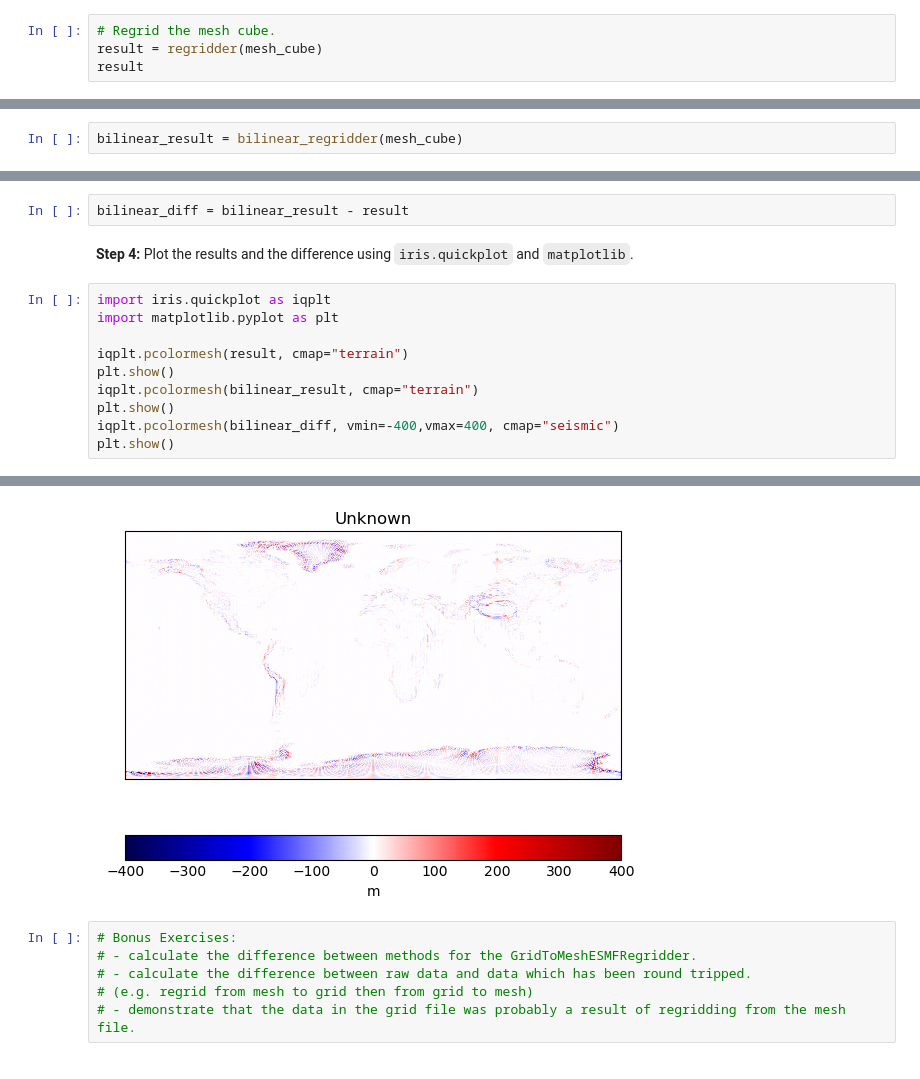
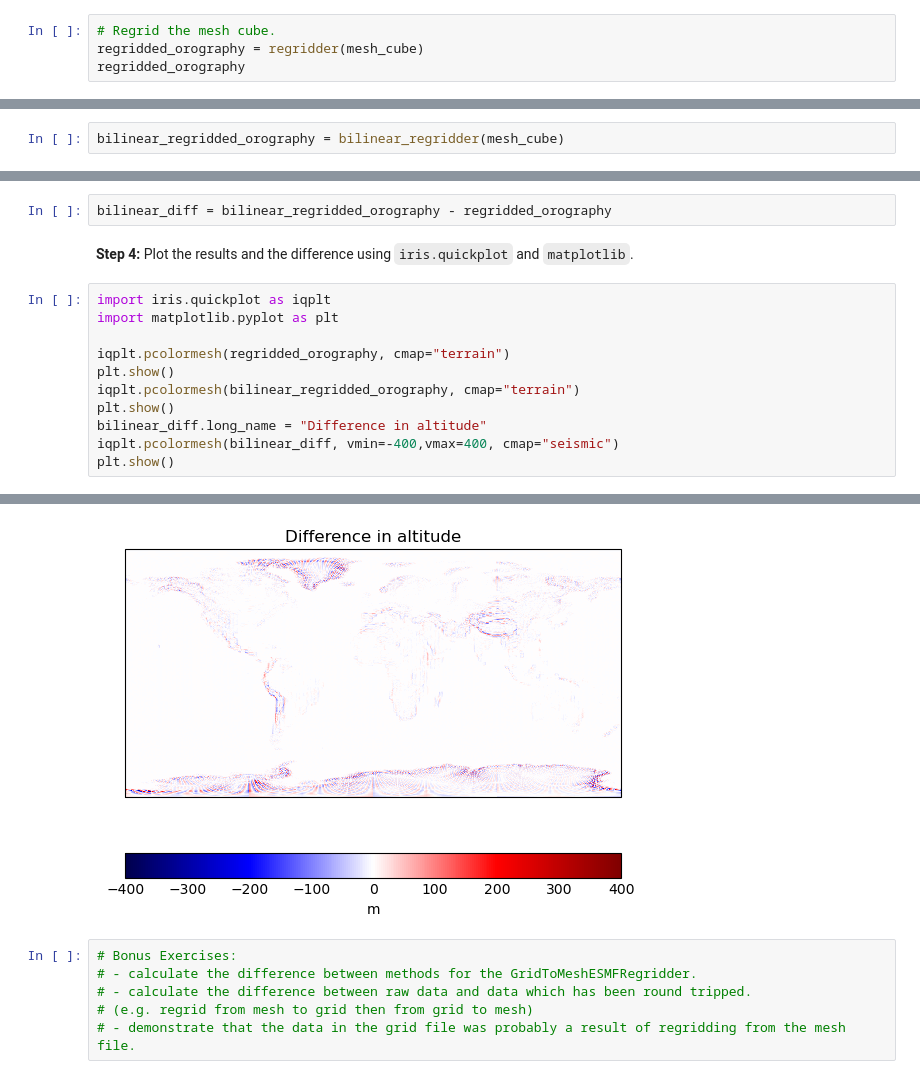
Before and after one commit to scitools-classroom/iris-mesh-tutorial, a Jupyter notebook: notebooks/Sec_05_Regridding.ipynb, the cells around one changed output, grey strips where cells are left out. Drawn from its saved outputs; the diff is of its cells as text.

```diff
--- a/notebooks/Sec_05_Regridding.ipynb
+++ b/notebooks/Sec_05_Regridding.ipynb
@@ -64,8 +64,8 @@ regridder = MeshToGridESMFRegridder(mesh_cube, grid_cube)
 ...Then we use that regridder object to translate the data onto the grid of the target cube.
 # %%
 # Regrid the mesh cube.
-result = regridder(mesh_cube)
-result
+regridded_orography = regridder(mesh_cube)
+regridded_orography
 # %% [output]
 | Surface Altitude (m) | latitude | longitude |
 | Shape | 480 | 640 |
@@ -214,27 +215,28 @@ bilinear_regridder = MeshToGridESMFRegridder(mesh_cube, grid_cube, method="bilin
 # %% [markdown]
 **Step 2:** Use this regridder to regrid `mesh_cube`.
 # %%
-bilinear_result = bilinear_regridder(mesh_cube)
+bilinear_regridded_orography = bilinear_regridder(mesh_cube)
 # %% [markdown]
 **Step 3:** Compare this result with the result from the default area weighted conservative regridder.
 # %%
-bilinear_diff = bilinear_result - result
+bilinear_diff = bilinear_regridded_orography - regridded_orography
 # %% [markdown]
 **Step 4:** Plot the results and the difference using `iris.quickplot` and `matplotlib`.
 # %%
 import iris.quickplot as iqplt
 import matplotlib.pyplot as plt
 
-iqplt.pcolormesh(result, cmap="terrain")
+iqplt.pcolormesh(regridded_orography, cmap="terrain")
 plt.show()
-iqplt.pcolormesh(bilinear_result, cmap="terrain")
+iqplt.pcolormesh(bilinear_regridded_orography, cmap="terrain")
 plt.show()
+bilinear_diff.long_name = "Difference in altitude"
 iqplt.pcolormesh(bilinear_diff, vmin=-400,vmax=400, cmap="seismic")
 plt.show()
 # %% [output]
 [figure]
 [figure]
-[figure, old version]
+[figure, new version]
 # %%
 # Bonus Exercises:
 # - calculate the difference between methods for the GridToMeshESMFRegridder.
```
Also changed, not shown: parts of 4 cells of this notebook, 1 other file.
